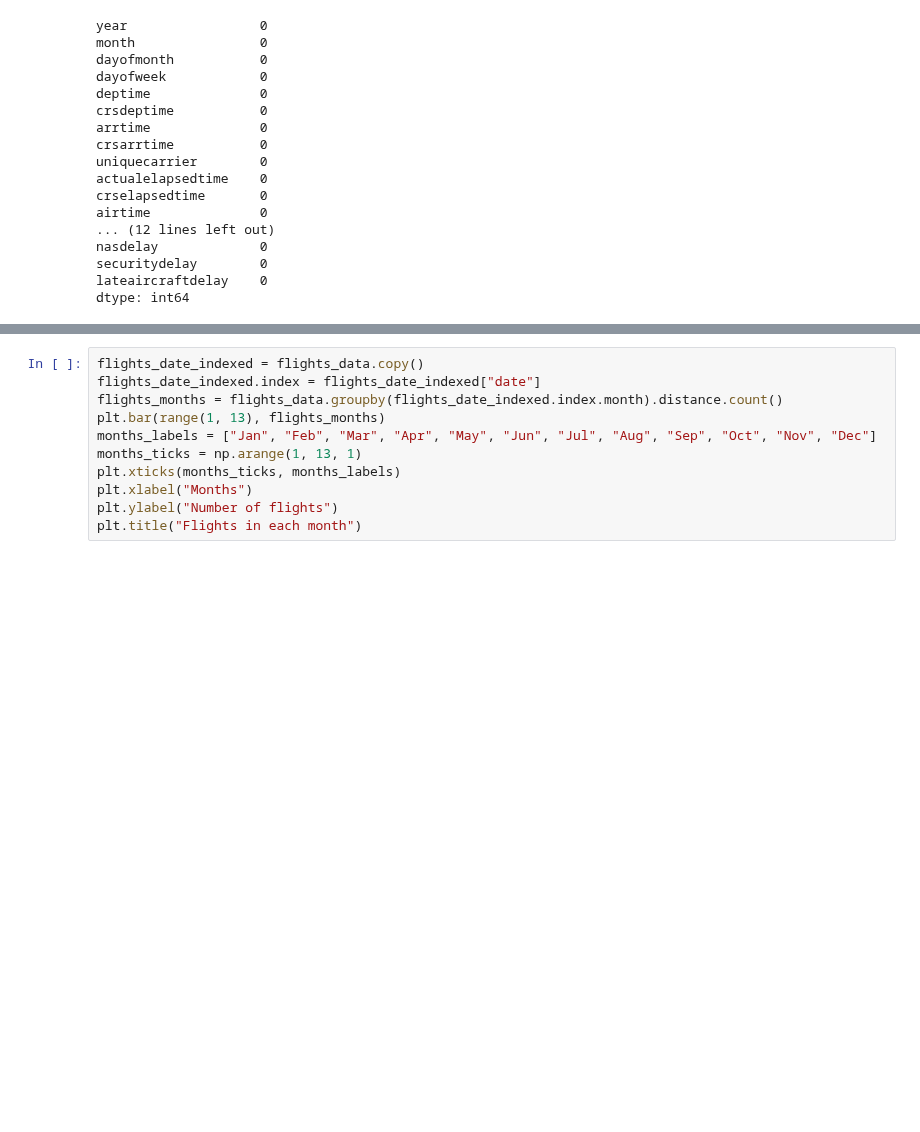
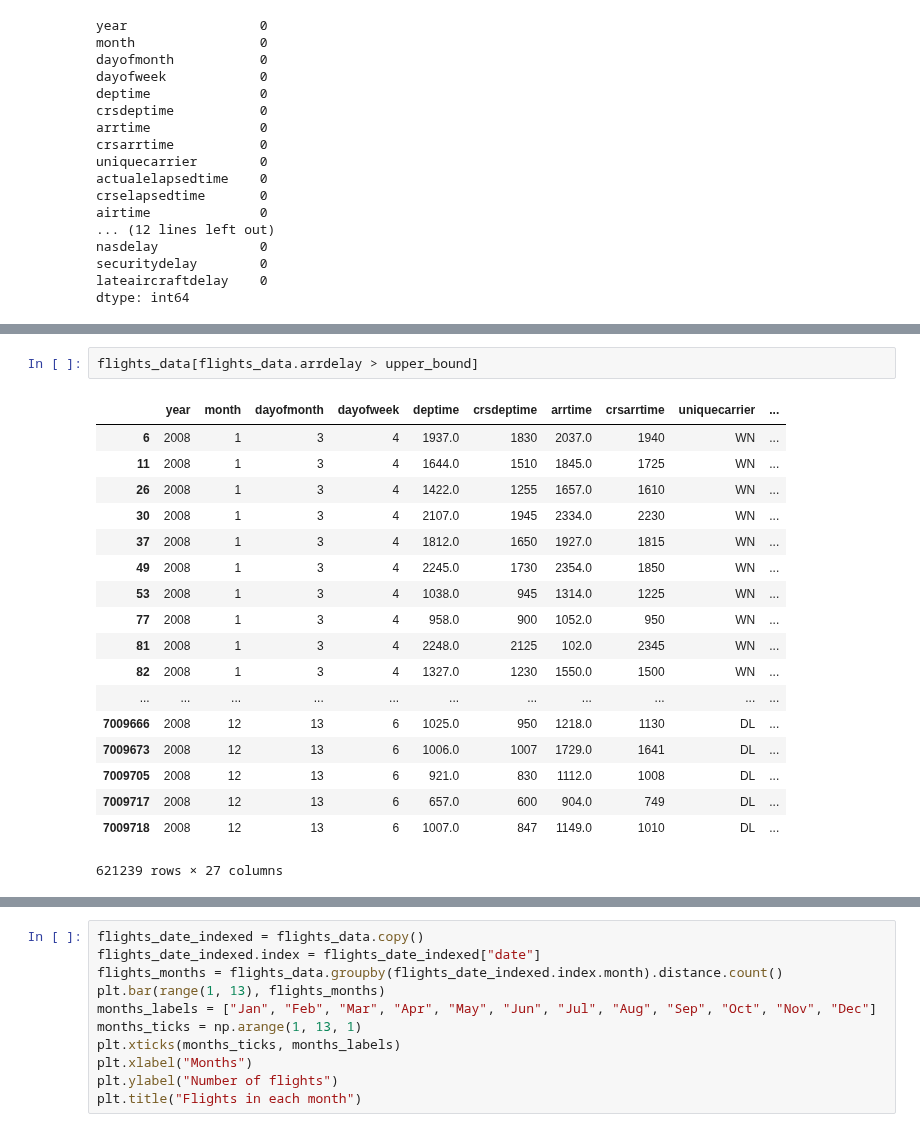
Before and after one commit to command7/exploratory_data_analysis, a Jupyter notebook: Analysis.ipynb, the cells around one changed output, grey strips where cells are left out. Cells and saved outputs as stored; diff of their text form; blank space fills up the shorter version.

```diff
--- a/Analysis.ipynb
+++ b/Analysis.ipynb
@@ -302,0 +297,21 @@ and prepare yourself to look at relationships between variables.
+# %%
+flights_data[flights_data.arrdelay > upper_bound]
+# %% [output]
+|  | year | month | dayofmonth | dayofweek | deptime | crsdeptime | arrtime | crsarrtime | uniquecarrier | ... |
+| 6 | 2008 | 1 | 3 | 4 | 1937.0 | 1830 | 2037.0 | 1940 | WN | ... |
+| 11 | 2008 | 1 | 3 | 4 | 1644.0 | 1510 | 1845.0 | 1725 | WN | ... |
+| 26 | 2008 | 1 | 3 | 4 | 1422.0 | 1255 | 1657.0 | 1610 | WN | ... |
+| 30 | 2008 | 1 | 3 | 4 | 2107.0 | 1945 | 2334.0 | 2230 | WN | ... |
+| 37 | 2008 | 1 | 3 | 4 | 1812.0 | 1650 | 1927.0 | 1815 | WN | ... |
+| 49 | 2008 | 1 | 3 | 4 | 2245.0 | 1730 | 2354.0 | 1850 | WN | ... |
+| 53 | 2008 | 1 | 3 | 4 | 1038.0 | 945 | 1314.0 | 1225 | WN | ... |
+| 77 | 2008 | 1 | 3 | 4 | 958.0 | 900 | 1052.0 | 950 | WN | ... |
+| 81 | 2008 | 1 | 3 | 4 | 2248.0 | 2125 | 102.0 | 2345 | WN | ... |
+| 82 | 2008 | 1 | 3 | 4 | 1327.0 | 1230 | 1550.0 | 1500 | WN | ... |
+| ... | ... | ... | ... | ... | ... | ... | ... | ... | ... | ... |
+| 7009666 | 2008 | 12 | 13 | 6 | 1025.0 | 950 | 1218.0 | 1130 | DL | ... |
+| 7009673 | 2008 | 12 | 13 | 6 | 1006.0 | 1007 | 1729.0 | 1641 | DL | ... |
+| 7009705 | 2008 | 12 | 13 | 6 | 921.0 | 830 | 1112.0 | 1008 | DL | ... |
+| 7009717 | 2008 | 12 | 13 | 6 | 657.0 | 600 | 904.0 | 749 | DL | ... |
+| 7009718 | 2008 | 12 | 13 | 6 | 1007.0 | 847 | 1149.0 | 1010 | DL | ... |
+621239 rows × 27 columns
```
Also changed, not shown: parts of 17 cells of this notebook.
